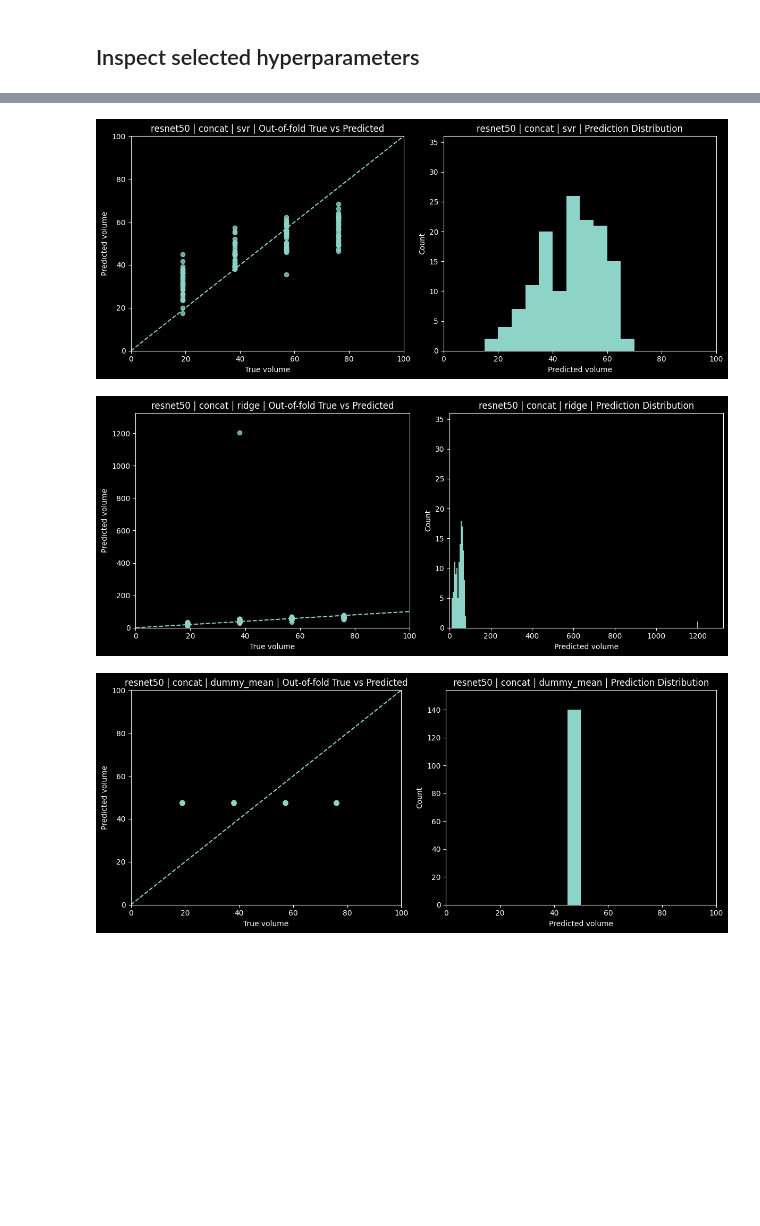
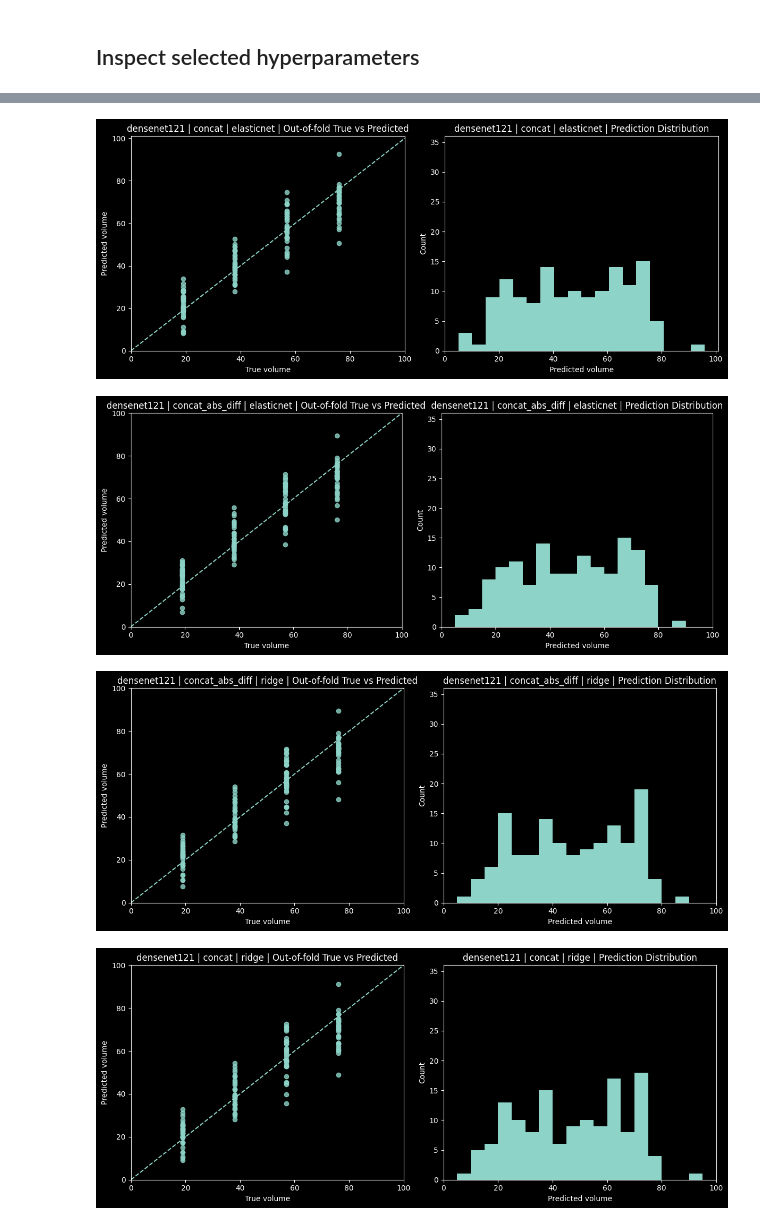
Before and after one commit to MineaSolas/ComputerVisionProject, a Jupyter notebook: top_side_predictions_frozen.ipynb, the cells around one changed output, grey strips where cells are left out. Drawn from its saved outputs; the diff is of its cells as text; code cells hidden in the pictures; blank space fills up the shorter version.

Commit message:
Print, plot, and save results

```diff
--- a/top_side_predictions_frozen.ipynb
+++ b/top_side_predictions_frozen.ipynb
@@ -35,15 +35,15 @@ OUTPUT_DIR.mkdir(exist_ok=True)
 
 BACKBONE_NAMES = [
     "resnet50",
-    # "convnext_tiny",
-    # "densenet121",
+    "convnext_tiny",
+    "densenet121",
 ]
 
 FUSION_NAMES = [
     "concat",
-    # "mean",
-    # "max",
-    # "concat_abs_diff",
+    "mean",
+    "max",
+    "concat_abs_diff",
 ]
 
 REGRESSION_MODEL_CONFIGS = {
@@ -152,7 +154,6 @@ for backbone_name in BACKBONE_NAMES:
         )
 
         summary_df = summarise_nested_results(nested_results, backbone_name, fusion_name)
-        display(summary_df)
         all_results.append(summary_df)
         nested_artifacts[(backbone_name, fusion_name)] = {
             "X": X,
@@ -166,9 +167,6 @@ results_df = pd.concat(all_results, ignore_index=True).sort_values(
     ["cv_mae_mean", "cv_rmse_mean", "cv_r2_mean"],
     ascending=[True, True, False],
 ).reset_index(drop=True)
-
-print("Overall summary:")
-display(results_df)
 # %% [output]
 ##########################################################################################
 Evaluating backbone=resnet50, fusion=concat
@@ -245,9 +325,7 @@ svr
 # %%
-TOP_K_TO_PLOT = 6
-best_rows = results_df.head(TOP_K_TO_PLOT)
-display(best_rows)
+display(results_df)
 
-for _, row in best_rows.iterrows():
+for _, row in results_df.head(5).iterrows():
     key = (row["backbone"], row["fusion"])
     artifact = nested_artifacts[key]
     y_true = artifact["y"]
@@ -262,3 +353,4 @@ for _, row in best_rows.iterrows():
-[figure, old version]
+[figure, new version]
-[figure, old version]
+[figure, new version]
-[figure, old version]
+[figure, new version]
+[figure, added]
```
Also changed, not shown: parts of 18 cells of this notebook, 4 other files.
